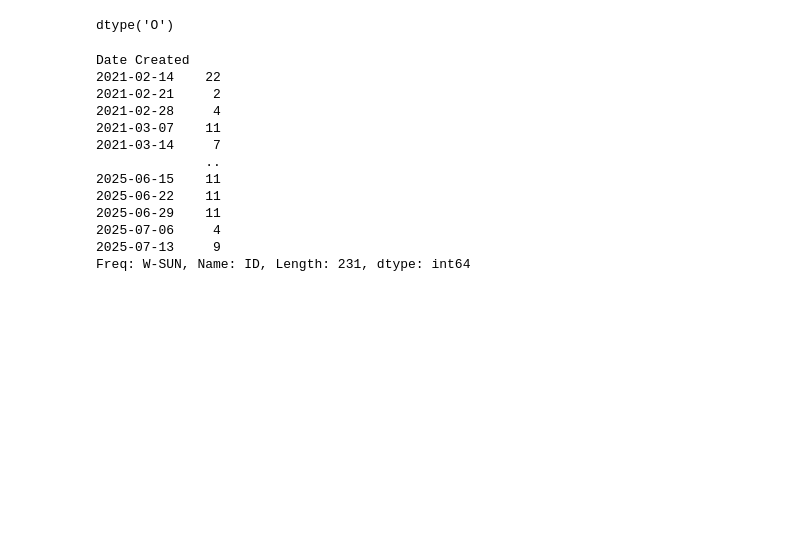
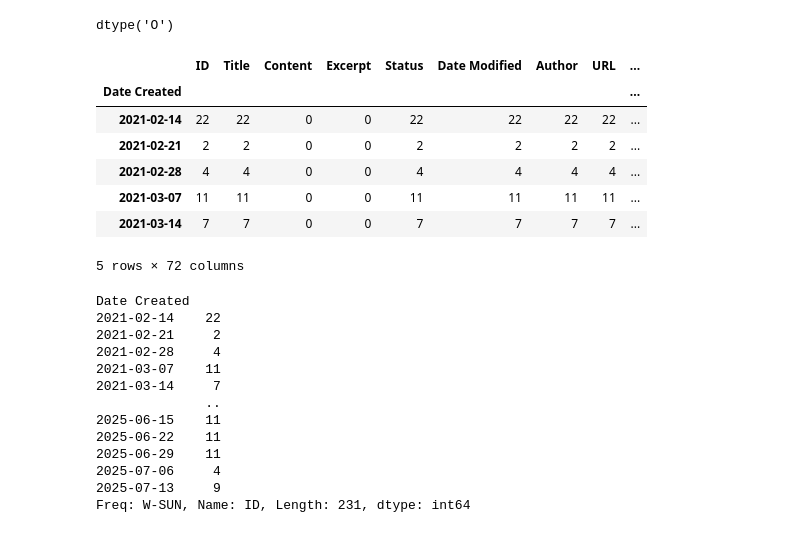
Before and after one commit to hujalex/weekly-tutor-applications, a Jupyter notebook: weekly-count.ipynb, the cells around one changed output. Cells and saved outputs as stored; diff of their text form; code cells hidden in the pictures; blank space fills up the shorter version.

```diff
--- a/weekly-count.ipynb
+++ b/weekly-count.ipynb
@@ -15 +15,12 @@ weekly_sum = df.groupby(pd.Grouper(key='Date Created', freq='W')).count()
+# %%
+weekly_sum.head()
+# %% [output]
+|  | ID | Title | Content | Excerpt | Status | Date Modified | Author | URL | ... |
+| Date Created |  |  |  |  |  |  |  |  | ... |
+| 2021-02-14 | 22 | 22 | 0 | 0 | 22 | 22 | 22 | 22 | ... |
+| 2021-02-21 | 2 | 2 | 0 | 0 | 2 | 2 | 2 | 2 | ... |
+| 2021-02-28 | 4 | 4 | 0 | 0 | 4 | 4 | 4 | 4 | ... |
+| 2021-03-07 | 11 | 11 | 0 | 0 | 11 | 11 | 11 | 11 | ... |
+| 2021-03-14 | 7 | 7 | 0 | 0 | 7 | 7 | 7 | 7 | ... |
+5 rows × 72 columns
 # %%
```
Also changed, not shown: parts of 6 cells of this notebook, 1 other file.
